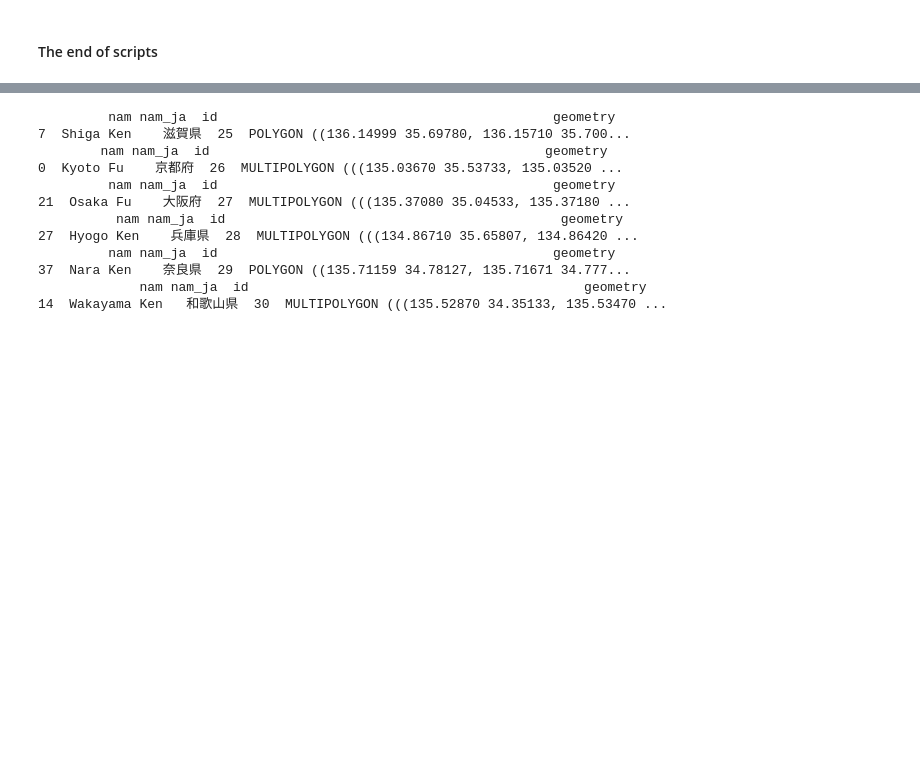
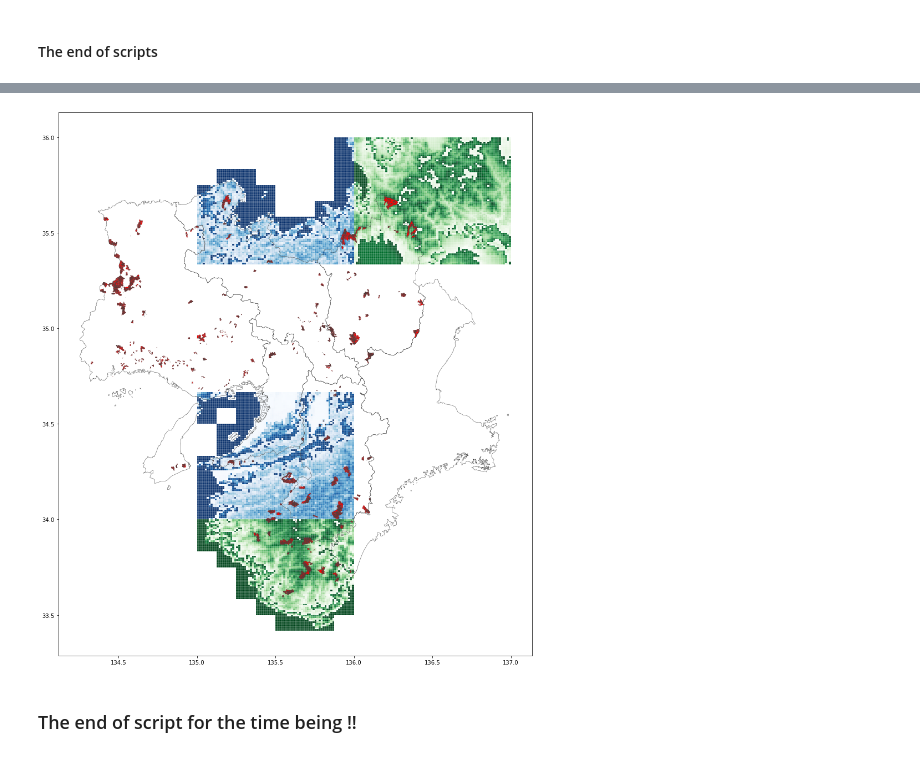
Before and after one commit to montcrypto/DataScience_AI, a Jupyter notebook: map_demo.ipynb, the cells around one changed output, grey strips where cells are left out. Cells and saved outputs as stored; diff of their text form; code cells hidden in the pictures; blank space fills up the shorter version.

```diff
--- a/map_demo.ipynb
+++ b/map_demo.ipynb
@@ -142,4 +138,9 @@ plt.show()
 # %%
 import glob
-data_dir='../../GitHubData/DataScience_AI/data/GIS/国有林野データ/'
-rinya_shp=sorted(glob.glob(data_dir+'/*/*.shp'))
+
+dat0_dir='../../GitHubData/DataScience_AI/data/GIS/e-Stat_Kokuzei_Shp'
+prefecture_shp=sorted(glob.glob(dat0_dir+'/*/*.shp'))
+dat1_dir='../../GitHubData/DataScience_AI/data/GIS/標高傾斜度/'
+slope_shp=sorted(glob.glob(dat1_dir+'/*/*.shp'))
+dat2_dir='../../GitHubData/DataScience_AI/data/GIS/国有林野データ/'
+rinya_shp=sorted(glob.glob(dat2_dir+'/*/*.shp'))
@@ -171,16 +147,41 @@ plt.show()
-# %%
-for i in [25,26,27,28,29,30]:
-    print(df_jap[df_jap['id'] == i])
-# %% [output]
-         nam nam_ja  id                                           geometry
-7  Shiga Ken    滋賀県  25  POLYGON ((136.14999 35.69780, 136.15710 35.700...
-        nam nam_ja  id                                           geometry
-0  Kyoto Fu    京都府  26  MULTIPOLYGON (((135.03670 35.53733, 135.03520 ...
-         nam nam_ja  id                                           geometry
-21  Osaka Fu    大阪府  27  MULTIPOLYGON (((135.37080 35.04533, 135.37180 ...
-          nam nam_ja  id                                           geometry
-27  Hyogo Ken    兵庫県  28  MULTIPOLYGON (((134.86710 35.65807, 134.86420 ...
-         nam nam_ja  id                                           geometry
-37  Nara Ken    奈良県  29  POLYGON ((135.71159 34.78127, 135.71671 34.777...
-             nam nam_ja  id                                           geometry
-14  Wakayama Ken   和歌山県  30  MULTIPOLYGON (((135.52870 34.35133, 135.53470 ...
+# %%
+wakaS_gdf=gpd.read_file(slope_shp[0])
+shigaN_gdf=gpd.read_file(slope_shp[10])
+wakaE_gdf=gpd.read_file(slope_shp[3])
+kyotoN_gdf=gpd.read_file(slope_shp[9])
+# %%
+%matplotlib inline
+import matplotlib.pyplot as plt
+import geopandas as gpd
+import pandas as pd
+import numpy as np
+
+
+fig, ax = plt.subplots(figsize = (18,18))
+
+# 当該メッシュにおける平均標高(緑）　当該メッシュにおける最大傾斜角度（青）　（メッシュデータ（ラスター型）
+wakaS_gdf.plot(column = 'G04a_002',ax=ax, edgecolor='white',cmap='Greens',linewidth=0.2)
+shigaN_gdf.plot(column = 'G04a_002',ax=ax, edgecolor='white',cmap='Greens',linewidth=0.2)
+wakaE_gdf.plot(column = 'G04a_006',ax=ax, edgecolor='white',cmap='Blues',linewidth=0.2)
+kyotoN_gdf.plot(column = 'G04a_006',ax=ax, edgecolor='white',cmap='Blues',linewidth=0.2)
+
+# 関西エリアの国有林ポリゴンデータの表示（赤色）　ポリゴンデータ（ベクター型）
+rinya_kansai=[]
+for i in rinya_shp:
+    rinya_kansai.append(gpd.read_file(i))
+gdf=gpd.GeoDataFrame(pd.concat(rinya_kansai))
+gdf.plot(ax=ax, edgecolor='#444',facecolor='red', linewidth=0.2)
+
+# 関西エリアの府県境界データの表示　ポリゴンデータ（ベクター型）
+Kansai_area=[]
+for i in range(24,30):
+    Kansai_area.append(df_jap[df_jap['id'] == i])
+Kansai_gdf=gpd.GeoDataFrame(pd.concat(Kansai_area))
+
+Kansai_gdf.plot(ax=ax, edgecolor='#444',facecolor='none', linewidth = 0.5)
+
+plt.show()
+# %% [output]
+[figure, added]
+# %% [markdown]
+### The end of script for the time being !!
```
Also changed, not shown: parts of 8 cells of this notebook, 2 other files.
